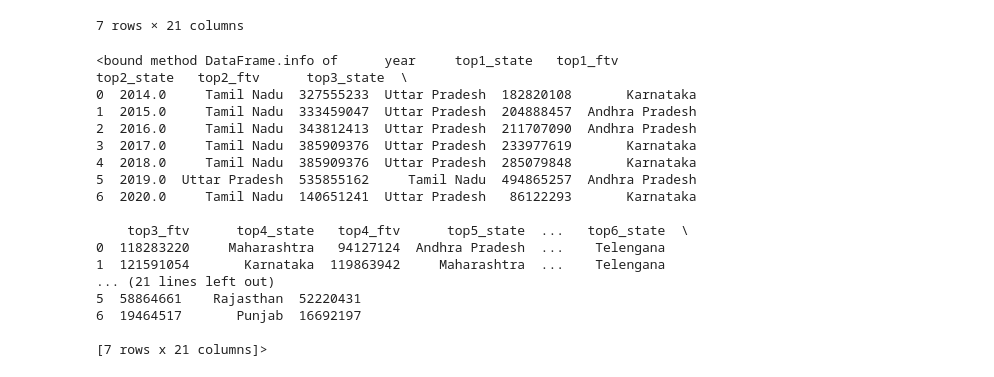
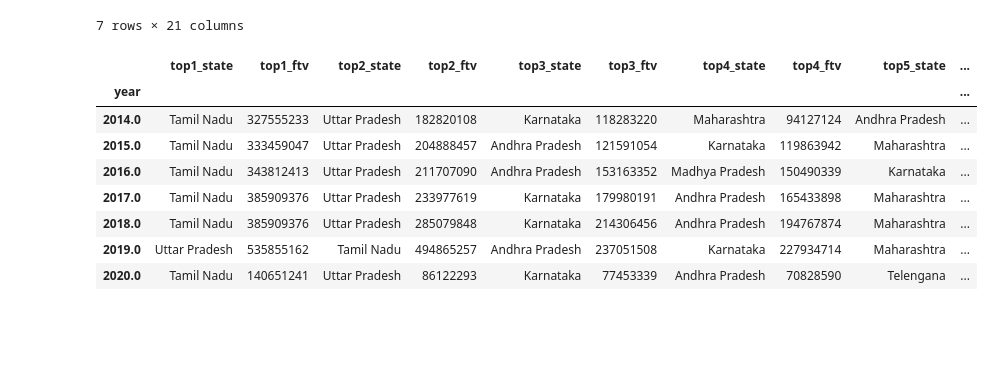
Before and after one commit to shubhankarsingh030/Digipoddium-python, a Jupyter notebook: Mini_Project/Top_10_State_Visit.ipynb, the cells around one changed output. Drawn from its saved outputs; the diff is of its cells as text; code cells hidden in the pictures; blank space fills up the shorter version.

```diff
--- a/Mini_Project/Top_10_State_Visit.ipynb
+++ b/Mini_Project/Top_10_State_Visit.ipynb
@@ -16,23 +17,17 @@ df
 | 5 | 2019.0 | Uttar Pradesh | 535855162 | Tamil Nadu | 494865257 | Andhra Pradesh | 237051508 | Karnataka | 227934714 | ... |
 | 6 | 2020.0 | Tamil Nadu | 140651241 | Uttar Pradesh | 86122293 | Karnataka | 77453339 | Andhra Pradesh | 70828590 | ... |
 7 rows × 21 columns
+# %%
+df.set_index('year', inplace=True)
 # %%
-df.info
+df
 # %% [output]
-<bound method DataFrame.info of      year     top1_state   top1_ftv     top2_state   top2_ftv      top3_state  \
-0  2014.0     Tamil Nadu  327555233  Uttar Pradesh  182820108       Karnataka
-1  2015.0     Tamil Nadu  333459047  Uttar Pradesh  204888457  Andhra Pradesh
-2  2016.0     Tamil Nadu  343812413  Uttar Pradesh  211707090  Andhra Pradesh
-3  2017.0     Tamil Nadu  385909376  Uttar Pradesh  233977619       Karnataka
-4  2018.0     Tamil Nadu  385909376  Uttar Pradesh  285079848       Karnataka
-5  2019.0  Uttar Pradesh  535855162     Tamil Nadu  494865257  Andhra Pradesh
-6  2020.0     Tamil Nadu  140651241  Uttar Pradesh   86122293       Karnataka
-
-    top3_ftv      top4_state   top4_ftv      top5_state  ...   top6_state  \
-0  118283220     Maharashtra   94127124  Andhra Pradesh  ...    Telengana
-1  121591054       Karnataka  119863942     Maharashtra  ...    Telengana
-... (21 lines left out)
-5  58864661    Rajasthan  52220431
-6  19464517       Punjab  16692197
-
-[7 rows x 21 columns]>
+|  | top1_state | top1_ftv | top2_state | top2_ftv | top3_state | top3_ftv | top4_state | top4_ftv | top5_state | ... |
+| year |  |  |  |  |  |  |  |  |  | ... |
+| 2014.0 | Tamil Nadu | 327555233 | Uttar Pradesh | 182820108 | Karnataka | 118283220 | Maharashtra | 94127124 | Andhra Pradesh | ... |
+| 2015.0 | Tamil Nadu | 333459047 | Uttar Pradesh | 204888457 | Andhra Pradesh | 121591054 | Karnataka | 119863942 | Maharashtra | ... |
+| 2016.0 | Tamil Nadu | 343812413 | Uttar Pradesh | 211707090 | Andhra Pradesh | 153163352 | Madhya Pradesh | 150490339 | Karnataka | ... |
+| 2017.0 | Tamil Nadu | 385909376 | Uttar Pradesh | 233977619 | Karnataka | 179980191 | Andhra Pradesh | 165433898 | Maharashtra | ... |
+| 2018.0 | Tamil Nadu | 385909376 | Uttar Pradesh | 285079848 | Karnataka | 214306456 | Andhra Pradesh | 194767874 | Maharashtra | ... |
+| 2019.0 | Uttar Pradesh | 535855162 | Tamil Nadu | 494865257 | Andhra Pradesh | 237051508 | Karnataka | 227934714 | Maharashtra | ... |
+| 2020.0 | Tamil Nadu | 140651241 | Uttar Pradesh | 86122293 | Karnataka | 77453339 | Andhra Pradesh | 70828590 | Telengana | ... |
```
Also changed, not shown: parts of 29 cells of this notebook, 4 other files.
